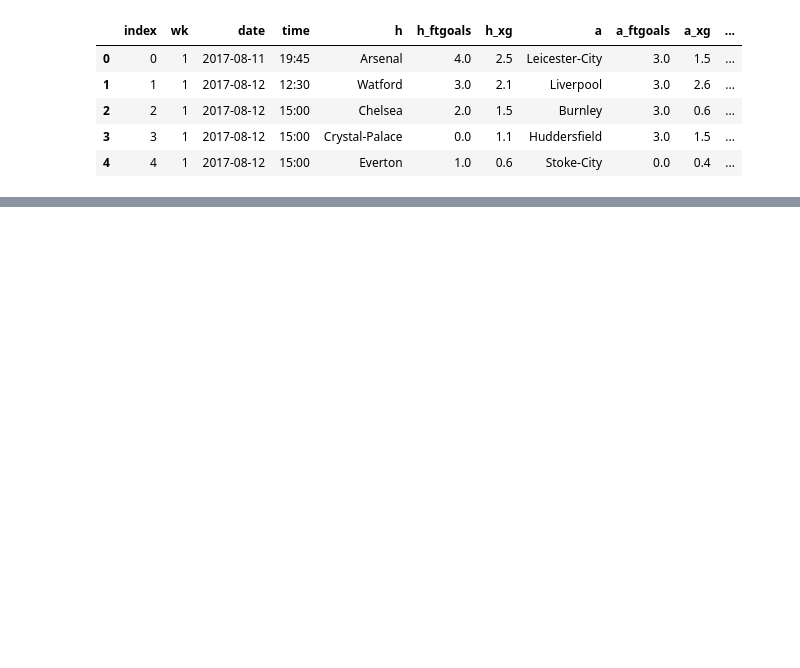
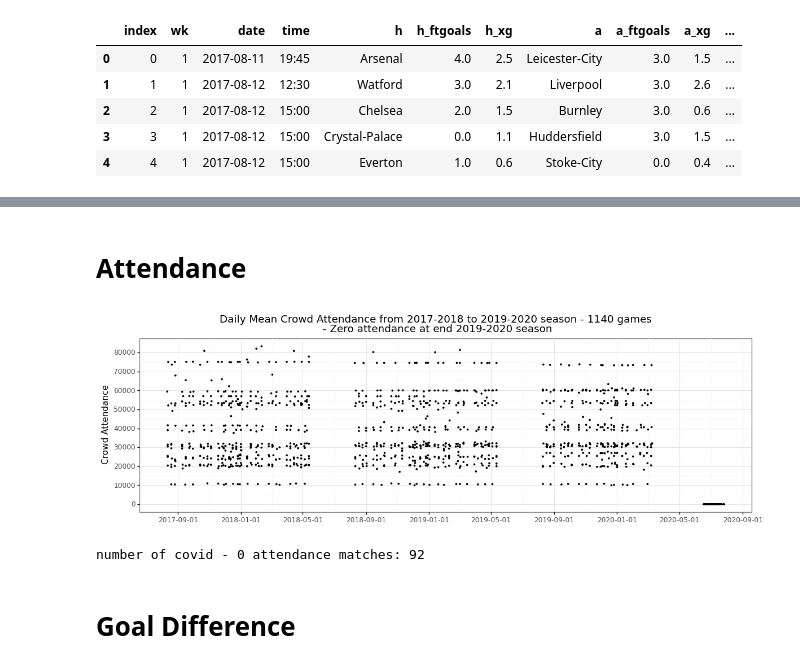
Before and after one commit to jointprob/bmcp-notes, a Jupyter notebook: 001.02 - hackers-soccer.ipynb, the cells around one changed output, grey strips where cells are left out. Drawn from its saved outputs; the diff is of its cells as text; code cells hidden in the pictures; blank space fills up the shorter version.

Commit message:
Tidy up soccer home adv.

```diff
--- a/001.02 - hackers-soccer.ipynb
+++ b/001.02 - hackers-soccer.ipynb
@@ -66,0 +139,13 @@ df_orig.tail()
+# %%
+# Based on definition in reference paper and calculated per game
+df_orig['ha_xg'] = df_orig['h_xg'] / df_orig[['h_xg', 'a_xg']].sum(axis=1)
+df_orig['ha_xg2'] = (df_orig['h_xg'] - df_orig['a_xg']) / df_orig[['h_xg', 'a_xg']].sum(axis=1)
+df_orig['ha_points'] = df_orig['h_points'] / df_orig[['h_points', 'a_points']].sum(axis=1)
+# This calc can give a divide by zer0, so replace NaNs with zero
+df_orig['ha_goals'] = df_orig['h_ftgoals'] / df_orig[['h_ftgoals', 'a_ftgoals']].sum(axis=1)
+df_orig['ha_goals'] = df_orig['ha_goals'].fillna(0)
+# Some simpler measures for HFA based on difference ie home metric - away metric
+df_orig['xg_diff'] = df_orig['h_xg'] - df_orig['a_xg']
+df_orig['points_diff'] = df_orig['h_points'] - df_orig['a_points']
+df_orig['goal_diff'] = df_orig['h_ftgoals'] - df_orig['a_ftgoals']
+df_orig.head()
@@ -526,0 +191,22 @@ with pm.Model() as model:
+# %% [markdown]
+# Attendance
+# %%
+df1 = df_orig.copy()
+p = (ggplot(df1, aes(x='date', y='attendance')) +
+     geom_point(size=0.5) +
+     # stat_summary(fun_y=np.mean, geom="point") +
+     scale_y_continuous(breaks=np.linspace(0, 100000, 11)) +
+     ylab('Crowd Attendance') +
+     xlab('') +
+     labs(title=f'Daily Mean Crowd Attendance from 2017-2018 to 2019-2020 season - {len(df1)} games\n - Zero attendance at end 2019-2020 season') +
+     theme(figure_size=(14, 4))
+    )
+p.draw();
+# %% [output]
+[figure, added]
+# %%
+print(f'number of covid - 0 attendance matches: {(df1["attendance"]==0).sum()}')
+# %% [output]
+number of covid - 0 attendance matches: 92
+# %% [markdown]
+# Goal Difference
```
Also changed, not shown: parts of 121 cells of this notebook, 4 other files.
